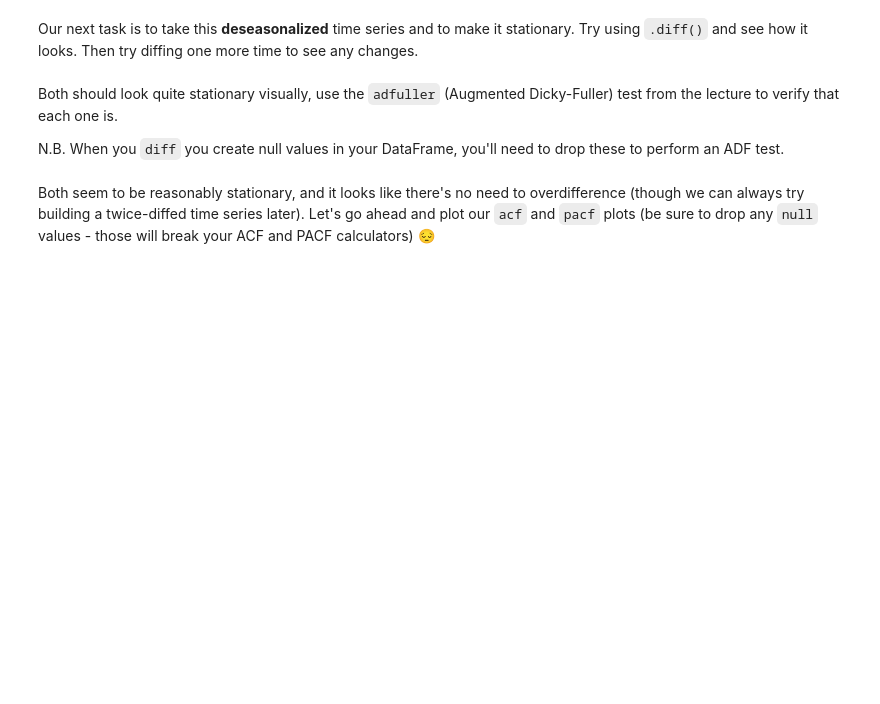
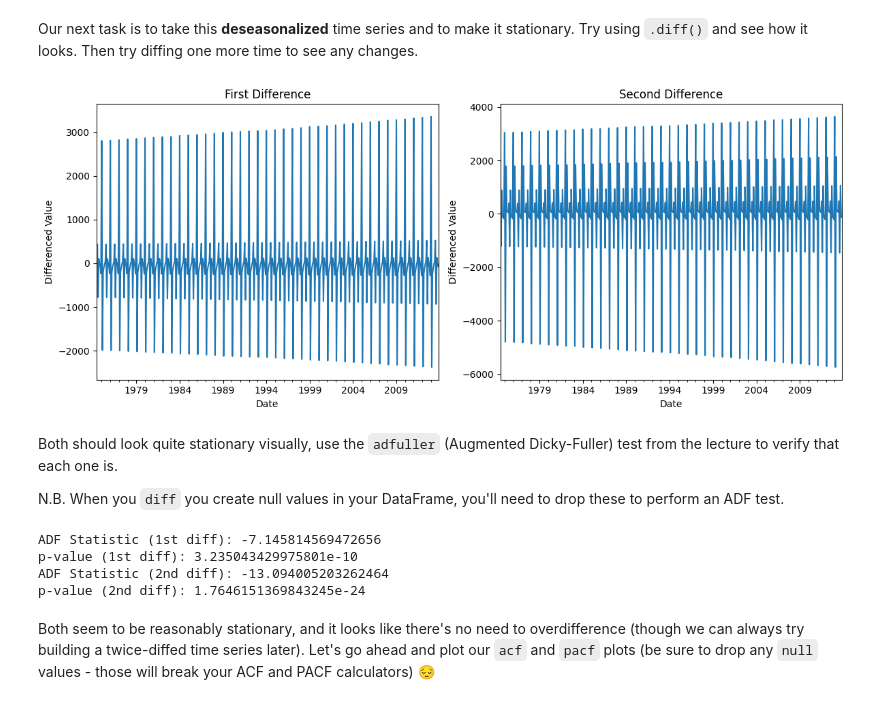
Before and after one commit to saranjthilak/data-arima-101, a Jupyter notebook: arima_seasonal_intro.ipynb, the cells around one changed output. Saved outputs shown, nothing was run; the diff lists cells and outputs as text; code cells hidden in the pictures; blank space fills up the shorter version.

```diff
--- a/arima_seasonal_intro.ipynb
+++ b/arima_seasonal_intro.ipynb
@@ -390,4 +429,26 @@ Does it look stationary yet? Discuss with your buddy for the day why or why not.
 # %% [markdown]
 Our next task is to take this __deseasonalized__ time series and to make it stationary. Try using `.diff()` and see how it looks. Then try diffing one more time to see any changes.
 # %%
-# YOUR CODE HERE
+# First difference to remove trend
+diff_1 = train['seasonal_stripped'].diff().dropna()
+
+# Second difference to remove any remaining trend or seasonality
+diff_2 = diff_1.diff().dropna()
+
+# Plot both differenced series side by side
+plt.figure(figsize=(12,5))
+
+plt.subplot(1, 2, 1)
+diff_1.plot(title='First Difference')
+plt.xlabel('Date')
+plt.ylabel('Differenced Value')
+
+plt.subplot(1, 2, 2)
+diff_2.plot(title='Second Difference')
+plt.xlabel('Date')
+plt.ylabel('Differenced Value')
+
+plt.tight_layout()
+plt.show()
+# %% [output]
+[figure, added]
@@ -398,4 +457,19 @@ Both should look quite stationary visually, use the `adfuller` (Augmented Dicky-
 
 N.B. When you `diff` you create null values in your DataFrame, you'll need to drop these to perform an ADF test.
 # %%
-# YOUR CODE HERE
+from statsmodels.tsa.stattools import adfuller
+
+# Perform ADF test on first difference (drop nulls)
+adf_result_1 = adfuller(diff_1.dropna())
+print(f"ADF Statistic (1st diff): {adf_result_1[0]}")
+print(f"p-value (1st diff): {adf_result_1[1]}")
+
+# Perform ADF test on second difference (drop nulls)
+adf_result_2 = adfuller(diff_2.dropna())
+print(f"ADF Statistic (2nd diff): {adf_result_2[0]}")
+print(f"p-value (2nd diff): {adf_result_2[1]}")
+# %% [output]
+ADF Statistic (1st diff): -7.145814569472656
+p-value (1st diff): 3.235043429975801e-10
+ADF Statistic (2nd diff): -13.094005203262464
+p-value (2nd diff): 1.7646151369843245e-24
```
Also changed, not shown: parts of 18 cells of this notebook, 2 other files.
